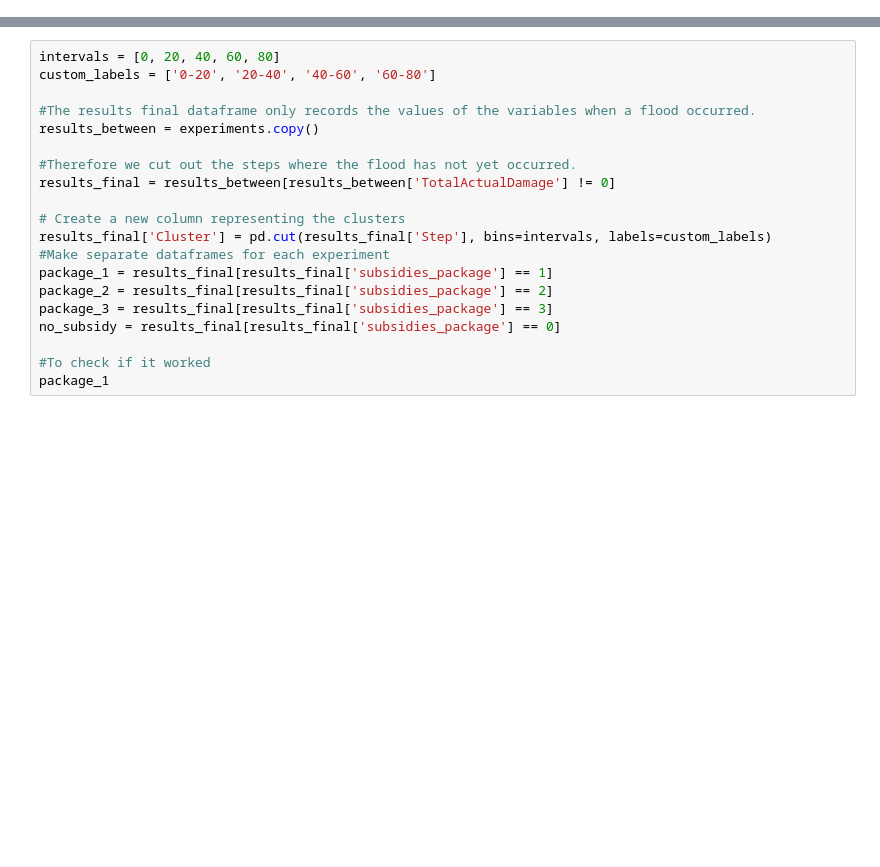
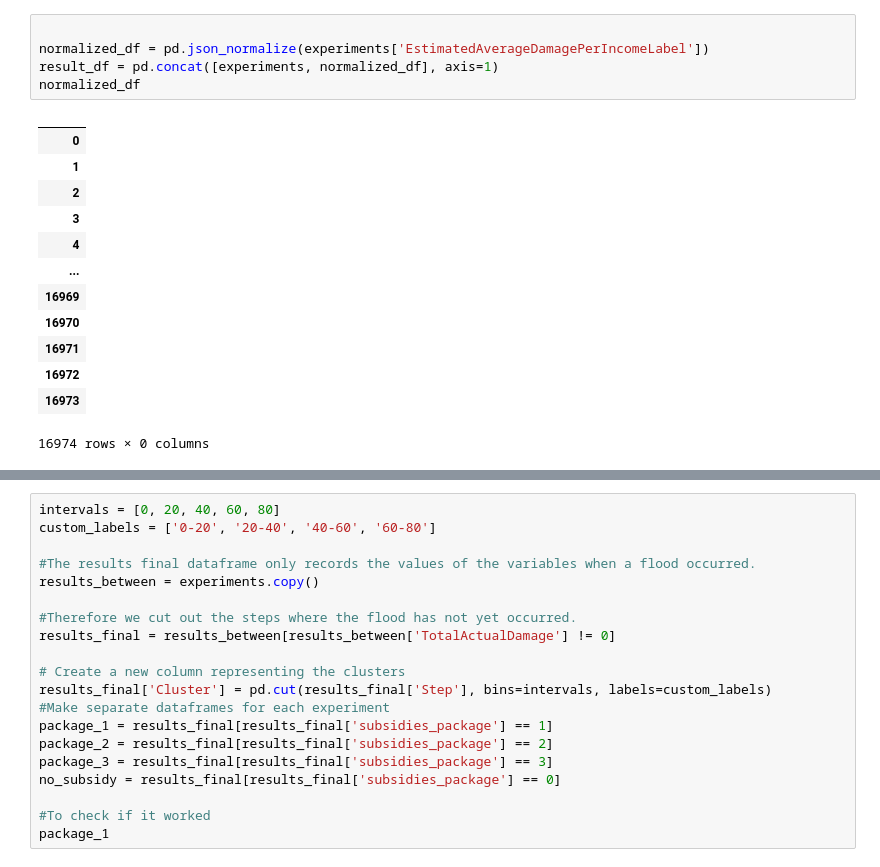
Before and after one commit to Martijntjevdg/SEN1211-ABM, a Jupyter notebook: base_model_mesa/model/PolicyExperimentsAnalysis.ipynb, the cells around one changed output, grey strips where cells are left out. Saved outputs shown, nothing was run; the diff lists cells and outputs as text; blank space fills up the shorter version.

```diff
--- a/base_model_mesa/model/PolicyExperimentsAnalysis.ipynb
+++ b/base_model_mesa/model/PolicyExperimentsAnalysis.ipynb
@@ -23,3 +23,22 @@ experiments
+# %%
+
+normalized_df = pd.json_normalize(experiments['EstimatedAverageDamagePerIncomeLabel'])
+result_df = pd.concat([experiments, normalized_df], axis=1)
+normalized_df
+# %% [output]
+|  |
+| 0 |
+| 1 |
+| 2 |
+| 3 |
+| 4 |
+| ... |
+| 16969 |
+| 16970 |
+| 16971 |
+| 16972 |
+| 16973 |
+16974 rows × 0 columns
 # %%
 def unpack_dictionary(row, column_name):
     return pd.Series(row[column_name])
```
Also changed, not shown: parts of 2 cells of this notebook, 2 other files.
